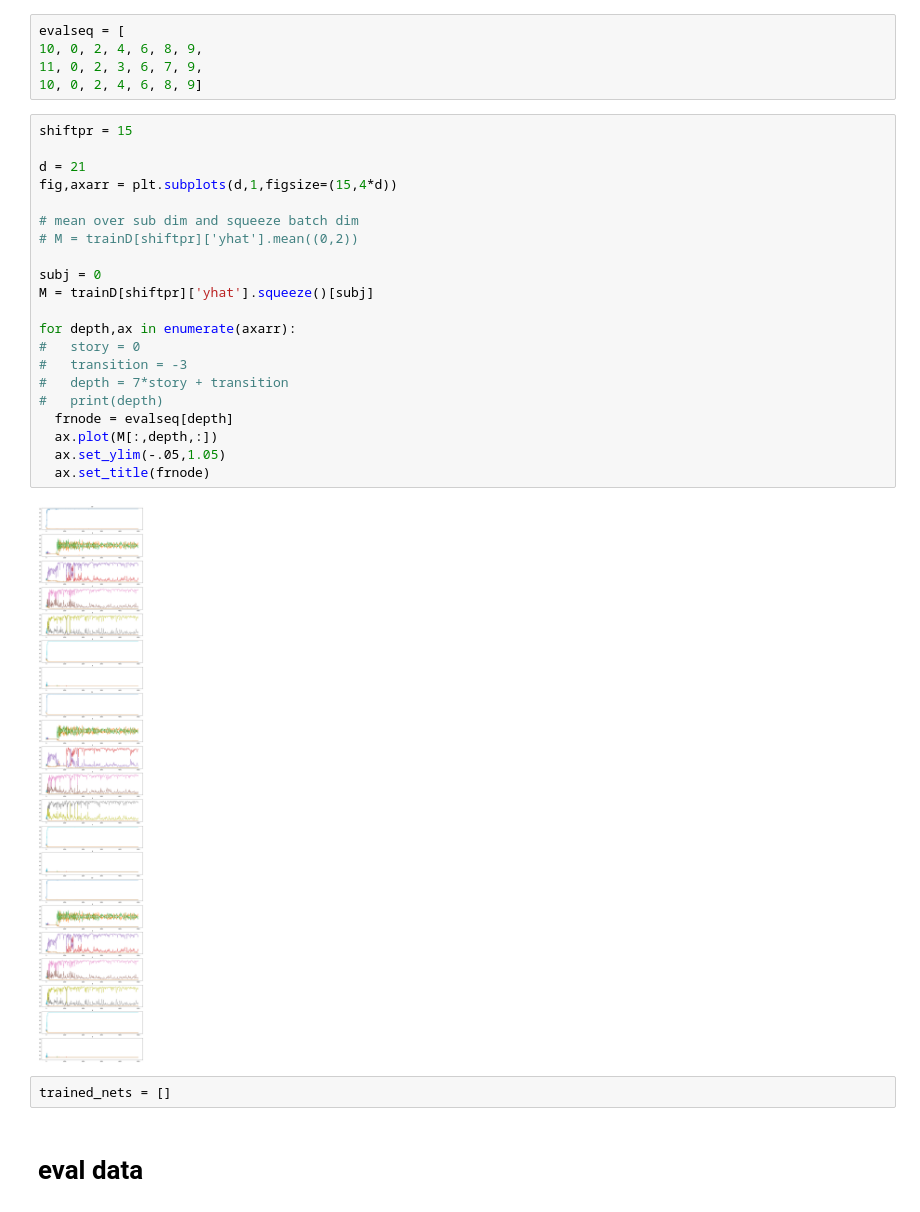
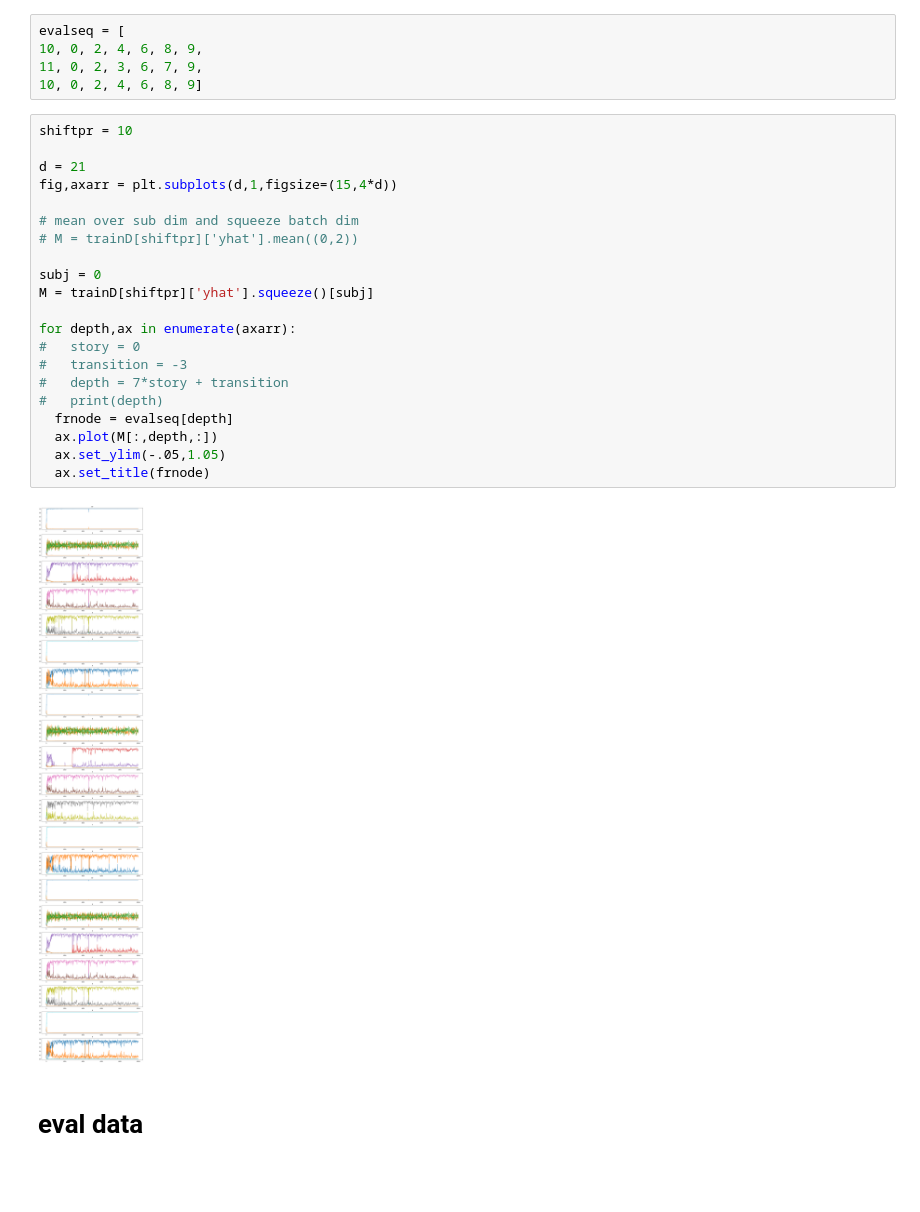
Before and after one commit to andrebeu/cswNets, a Jupyter notebook: cswNets.ipynb, the cells around one changed output. Saved outputs shown, nothing was run; the diff lists cells and outputs as text; blank space fills up the shorter version.

```diff
--- a/cswNets.ipynb
+++ b/cswNets.ipynb
@@ -61,29 +69,27 @@ evalseq = [
 11, 0, 2, 3, 6, 7, 9,
 10, 0, 2, 4, 6, 8, 9]
 # %%
-shiftpr = 15
+shiftpr = 10
 
 d = 21
 fig,axarr = plt.subplots(d,1,figsize=(15,4*d))
 
 # mean over sub dim and squeeze batch dim
 # M = trainD[shiftpr]['yhat'].mean((0,2))
 
 subj = 0
 M = trainD[shiftpr]['yhat'].squeeze()[subj]
 
 for depth,ax in enumerate(axarr):
 #   story = 0
 #   transition = -3
 #   depth = 7*story + transition
 #   print(depth)
   frnode = evalseq[depth]
   ax.plot(M[:,depth,:])
   ax.set_ylim(-.05,1.05)
   ax.set_title(frnode)
 # %% [output]
-[figure, old version]
+[figure, new version]
-# %%
-trained_nets = []
 # %% [markdown]
 # eval data
```
Also changed, not shown: parts of 51 cells of this notebook, 1 other file.
